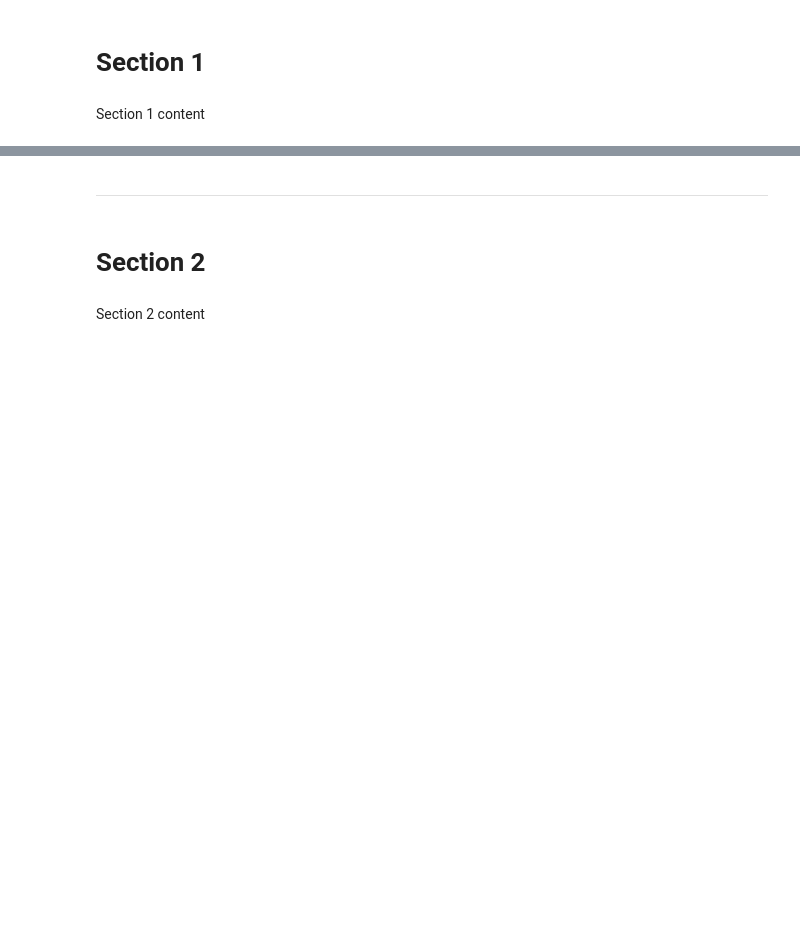
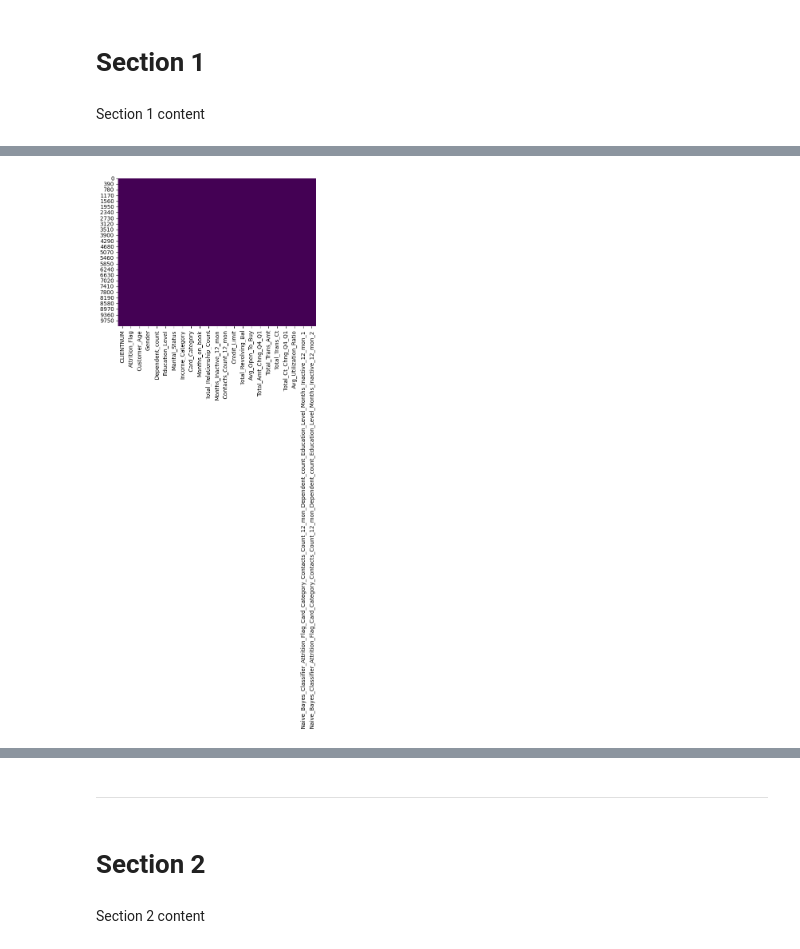
Before and after one commit to Hasnain-S1/Team1_Hackathon2, a Jupyter notebook: jupyter_notebooks/Notebook_Template.ipynb, the cells around one changed output, grey strips where cells are left out. Cells and saved outputs as stored; diff of their text form; code cells hidden in the pictures; blank space fills up the shorter version.

Commit message:
basic visualisation

```diff
--- a/jupyter_notebooks/Notebook_Template.ipynb
+++ b/jupyter_notebooks/Notebook_Template.ipynb
@@ -55,0 +54,13 @@ Section 1 content
+# %%
+import pandas as pd
+import numpy as np
+import matplotlib.pyplot as plt
+import seaborn as sns
+
+
+file_path = r"C:\Users\seebi\Downloads\archive (3)\Team1_Hackathon2\jupyter_notebooks\BankChurners.csv"
+df = pd.read_csv(file_path)
+
+df.head()  # Show first few rows
+
+ # Load CSV
@@ -55,0 +97,5 @@ Section 1 content
+# %%
+sns.heatmap(df.isnull(), cbar=False, cmap="viridis")
+plt.show()
+# %% [output]
+[figure, added]
```
Also changed, not shown: parts of 10 cells of this notebook.
